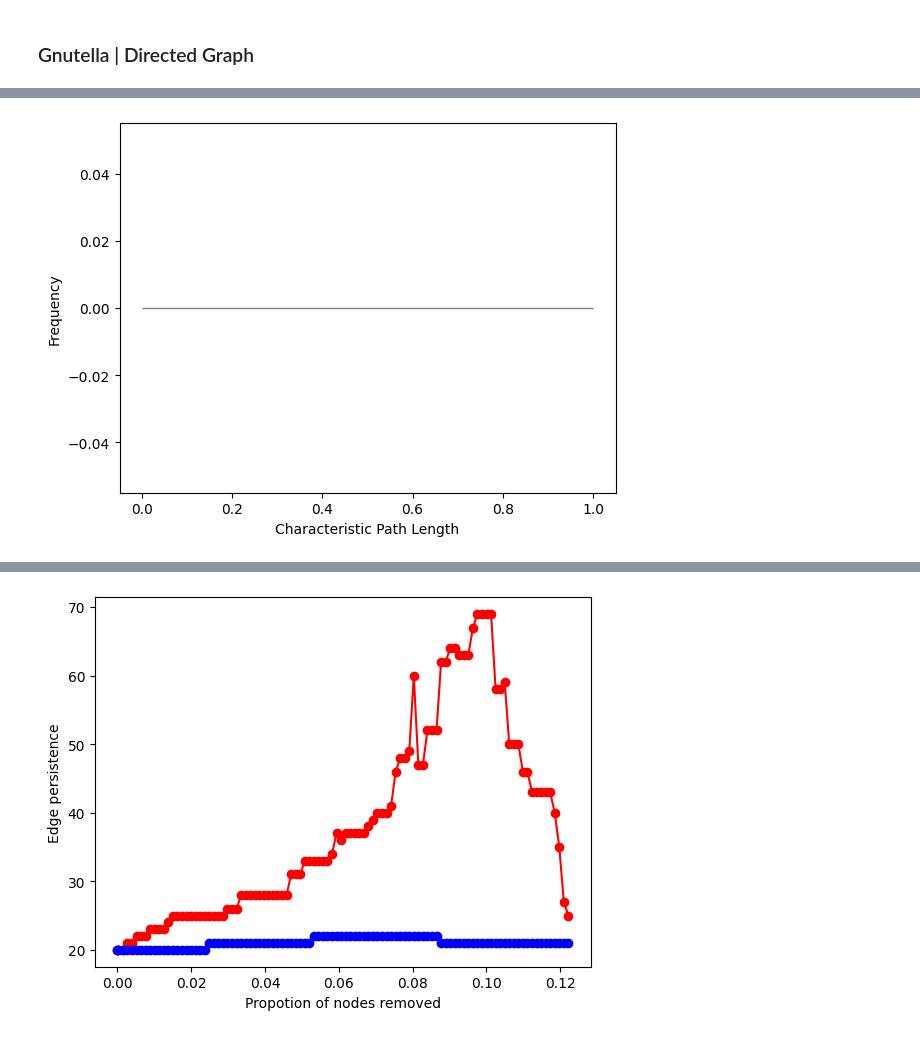
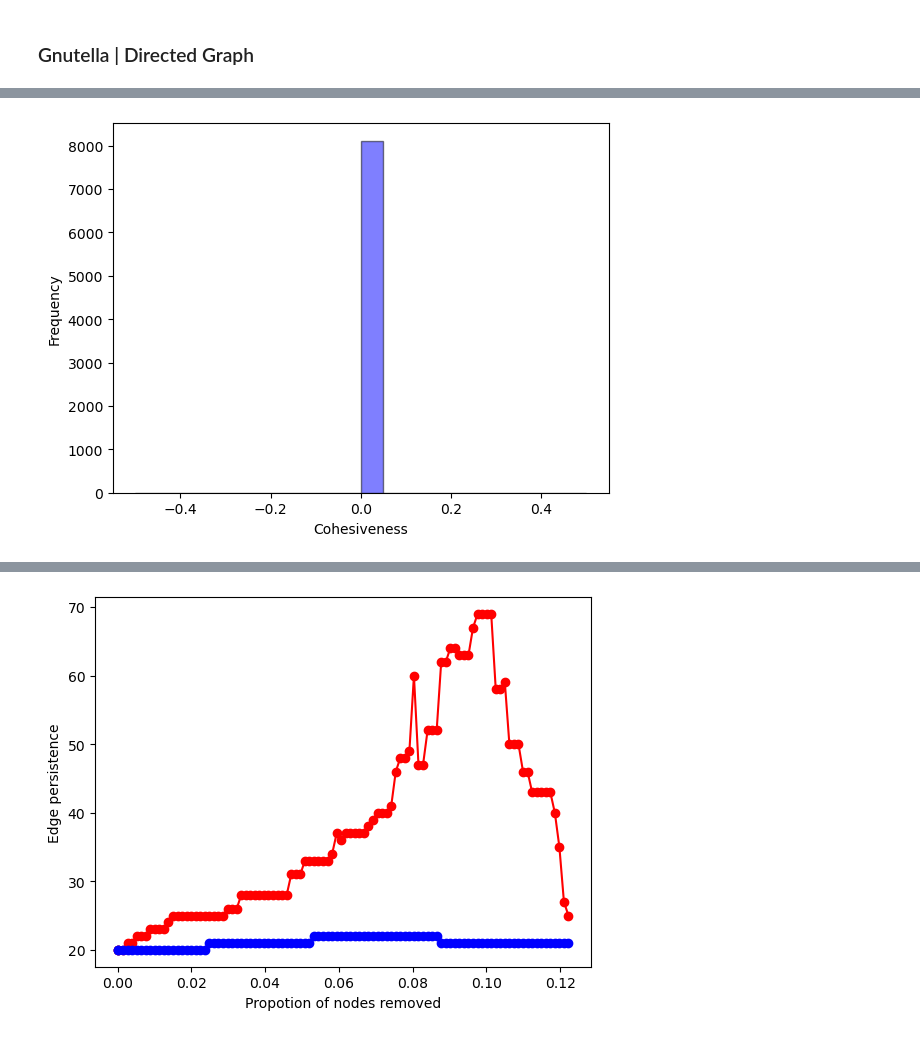
Before and after one commit to pfeifer-j/resilient_networks_ex1, a Jupyter notebook: documentation.ipynb, the cells around one changed output, grey strips where cells are left out. Drawn from its saved outputs; the diff is of its cells as text; code cells hidden in the pictures.

```diff
--- a/documentation.ipynb
+++ b/documentation.ipynb
@@ -66,14 +77,12 @@ Gnutella09 density:  0.0003951608960942098
 # %%
-# Characteristic Path Length for all nodes
-cpls = input.compute_cpl_for_all_nodes()
+# Distribution of Cohesiveness
+cohesiveness_values = input.compute_cohesiveness_distribution()
+values = list(cohesiveness_values.values())
 
-# Filter out infinite values from the cpls list
-filtered_cpls = [cpl for cpl in cpls if cpl != float('inf')]
-
-plt.hist(filtered_cpls, bins=20, alpha=0.5, color='b', edgecolor='k')
-plt.xlabel('Characteristic Path Length')
+plt.hist(values, bins=20, alpha=0.5, color='b', edgecolor='k')
+plt.xlabel('Cohesiveness')
 plt.ylabel('Frequency')
 
 plt.show()
 # %% [output]
-[figure, old version]
+[figure, new version]
```
Also changed, not shown: parts of 20 cells of this notebook.
